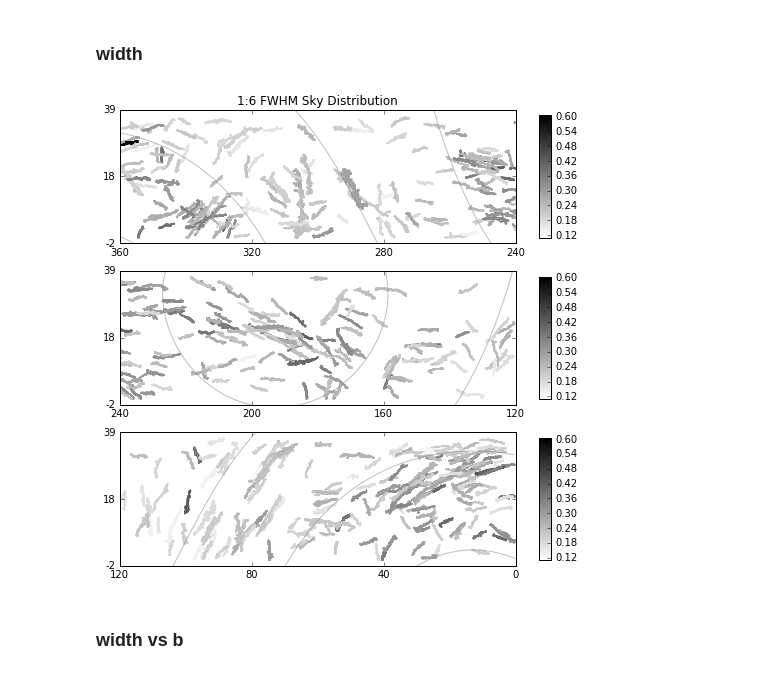
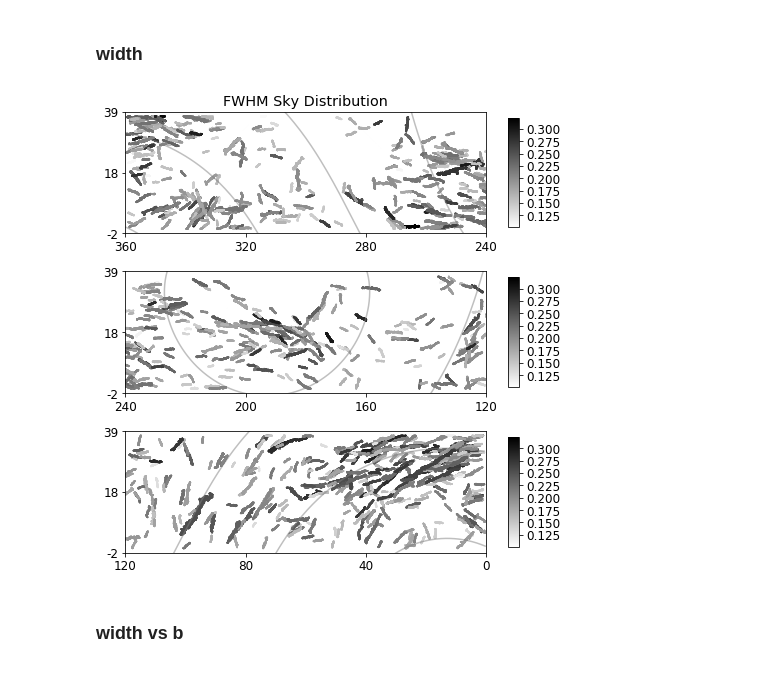
Before and after one commit to LLi1996/fil3d, a Jupyter notebook: examples/fourth_batch_all_prop_graphs.ipynb, the cells around one changed output. Saved outputs shown, nothing was run; the diff lists cells and outputs as text; code cells hidden in the pictures.

```diff
--- a/examples/fourth_batch_all_prop_graphs.ipynb
+++ b/examples/fourth_batch_all_prop_graphs.ipynb
@@ -278,9 +277,9 @@ fig_width_hist_bs.savefig('../../vis/all_sky_maps_fourth_batch/FWHM_hist_bs.pdf'
 # %% [markdown]
 ### med velocity
 # %%
-med_v_color = {}
-for i in range(len(tree_keys_sorted_area)):
-    med_v_color[tree_keys_sorted_area[i]] = m1_median[i]
-fig_sky_dist_mid_v = tree_vis.vis_trees_sky_dist_color_range_3_panels(all_trees, '1:6 Median Velocity', med_v_color, 'Spectral_r', return_fig=True)
+mean_v_color = {}
+for k in all_tree_prop:
+    mean_v_color[k] = all_tree_prop[k]['moment_1_mean']
+fig_sky_dist_mid_v = tree_vis.vis_trees_sky_dist_color_range_3_panels(all_trees, 'Mean Velocity', mean_v_color, 'Spectral_r', return_fig=True)
 fig_sky_dist_mid_v.show()
 # %% [output]
@@ -291,8 +291,8 @@ fig_sky_dist_mid_v.savefig('../vis/all_sky_maps_fin/sky_distribution_median_velo
 ### velocity span
 # %%
 v_span_color = {}
-for i in range(len(tree_keys_sorted_area)):
-    v_span_color[tree_keys_sorted_area[i]] = v_span[i]
-fig_sky_dist_v_span = tree_vis.vis_trees_sky_dist_color_range_3_panels(all_trees, '1:6 Velocity Span', v_span_color, 'binary', return_fig=True)
+for k in all_tree_prop:
+    v_span_color[k] = all_tree_prop[k]['velocity_span']
+fig_sky_dist_v_span = tree_vis.vis_trees_sky_dist_color_range_3_panels(all_trees, 'Velocity Span', v_span_color, 'binary', return_fig=True)
 fig_sky_dist_v_span.show()
 # %% [output]
@@ -303,10 +303,10 @@ fig_sky_dist_v_span.savefig('../vis/all_sky_maps_fin/sky_distribution_velocity_s
 ### width
 # %%
 fwhm_color = {}
-for i in range(len(tree_keys_sorted_area)):
-    fwhm_color[tree_keys_sorted_area[i]] = fwhm[i]
-fig_sky_dist_fwhm = tree_vis.vis_trees_sky_dist_color_range_3_panels(all_trees, '1:6 FWHM', fwhm_color, 'binary', return_fig=True)
+for k in all_tree_prop:
+    fwhm_color[k] = all_tree_prop[k]['width_fit_raw']
+fig_sky_dist_fwhm = tree_vis.vis_trees_sky_dist_color_range_3_panels(all_trees, 'FWHM', fwhm_color, 'binary', return_fig=True)
 fig_sky_dist_fwhm.show()
 # %% [output]
-[figure, old version]
+[figure, new version]
 # %%
```
Also changed, not shown: parts of 8 cells of this notebook, 2 other files.
